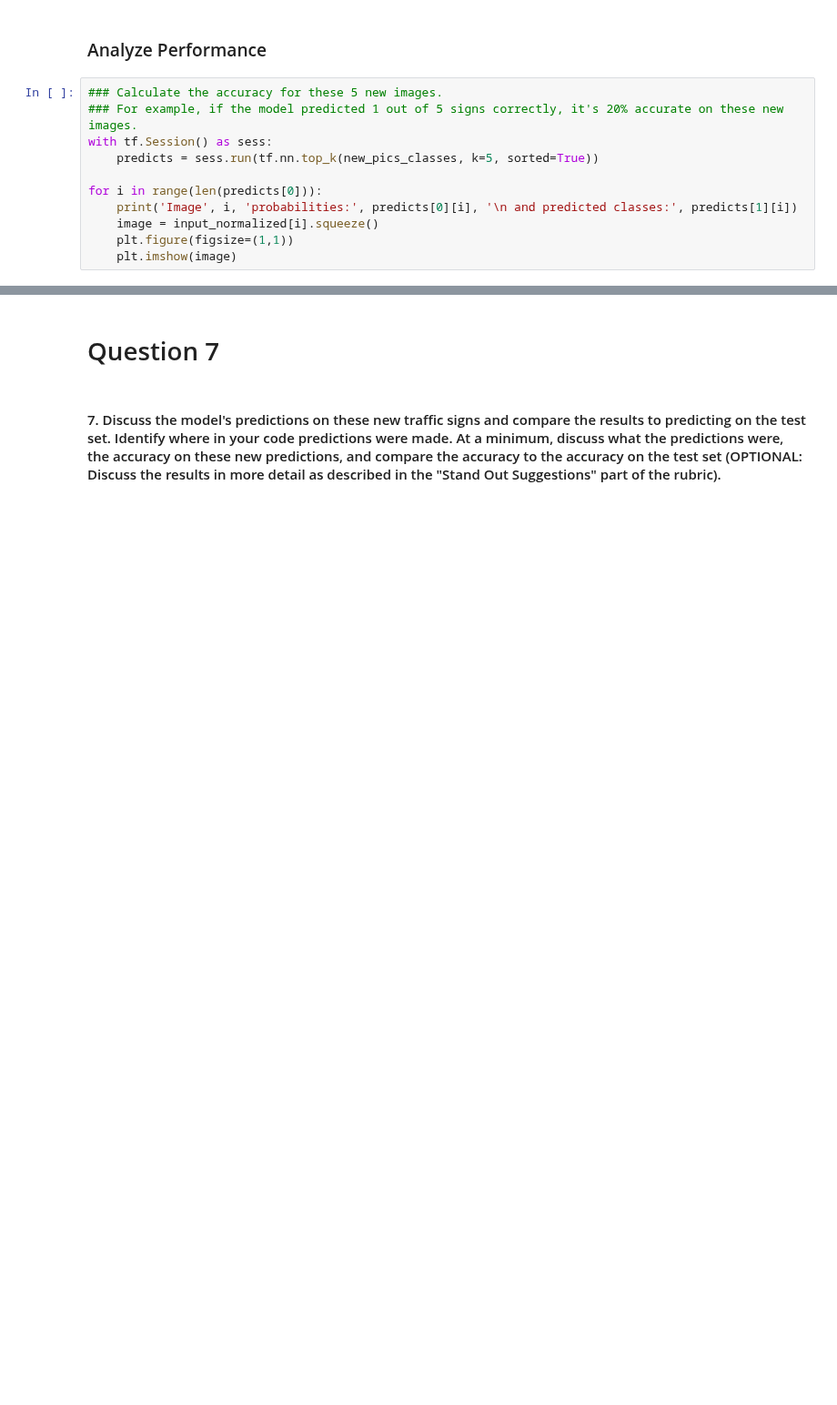
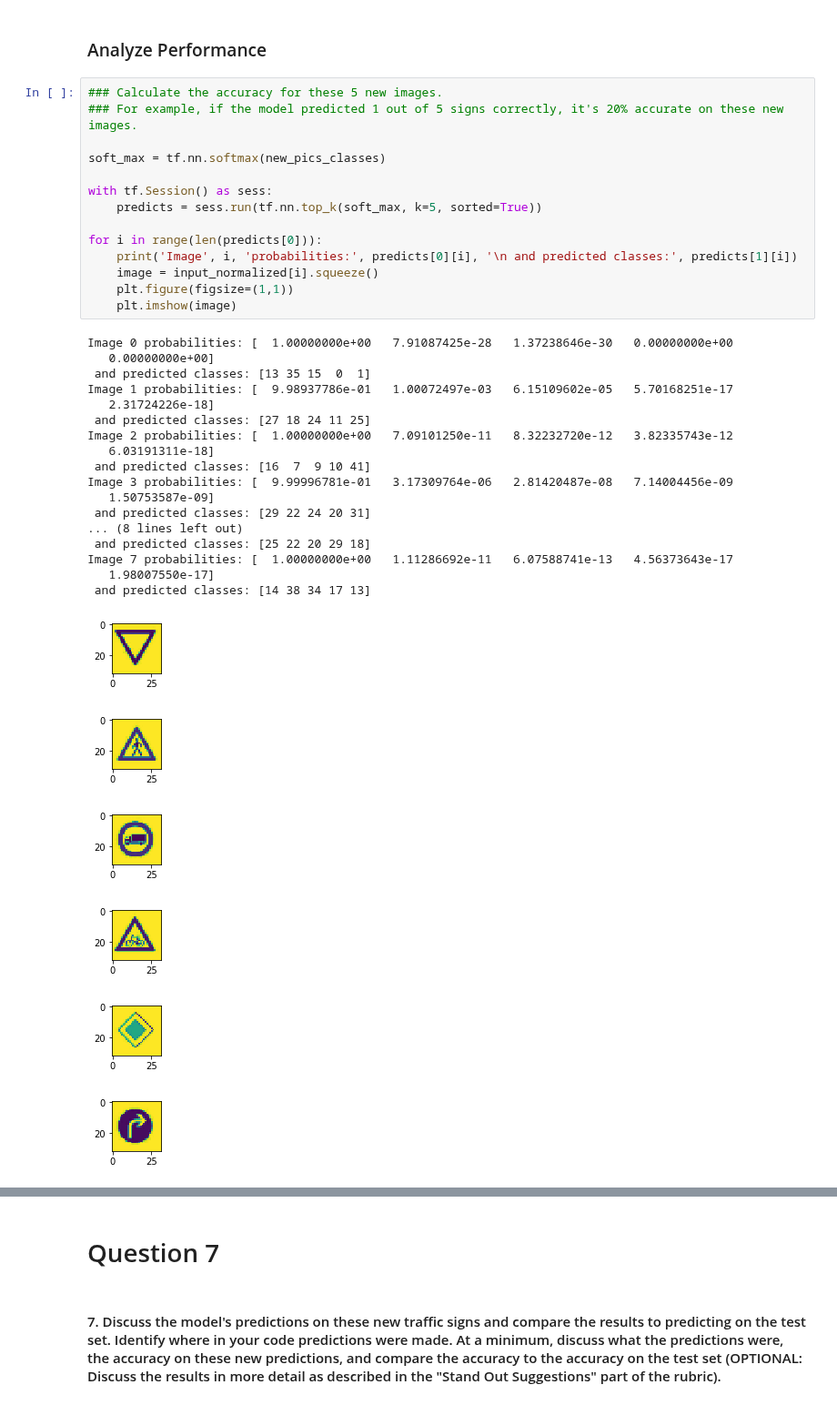
Before and after one commit to calsaviour/sdc, a Jupyter notebook: TermOne/CarND-Traffic-Sign-Classifier-Project/Traffic_Sign_Classifier.ipynb, the cells around one changed output, grey strips where cells are left out. Shown at 91% size. Saved outputs shown, nothing was run; the diff lists cells and outputs as text; blank space fills up the shorter version.

Commit message:
Add softmax step

```diff
--- a/TermOne/CarND-Traffic-Sign-Classifier-Project/Traffic_Sign_Classifier.ipynb
+++ b/TermOne/CarND-Traffic-Sign-Classifier-Project/Traffic_Sign_Classifier.ipynb
@@ -625,11 +671,38 @@ plotFigure(input_normalized)
 # %%
 ### Calculate the accuracy for these 5 new images.
 ### For example, if the model predicted 1 out of 5 signs correctly, it's 20% accurate on these new images.
+
+soft_max = tf.nn.softmax(new_pics_classes)
+
 with tf.Session() as sess:
-    predicts = sess.run(tf.nn.top_k(new_pics_classes, k=5, sorted=True))
+    predicts = sess.run(tf.nn.top_k(soft_max, k=5, sorted=True))
 
 for i in range(len(predicts[0])):
     print('Image', i, 'probabilities:', predicts[0][i], '\n and predicted classes:', predicts[1][i])
     image = input_normalized[i].squeeze()
     plt.figure(figsize=(1,1))
     plt.imshow(image)
+# %% [output]
+Image 0 probabilities: [  1.00000000e+00   7.91087425e-28   1.37238646e-30   0.00000000e+00
+   0.00000000e+00]
+ and predicted classes: [13 35 15  0  1]
+Image 1 probabilities: [  9.98937786e-01   1.00072497e-03   6.15109602e-05   5.70168251e-17
+   2.31724226e-18]
+ and predicted classes: [27 18 24 11 25]
+Image 2 probabilities: [  1.00000000e+00   7.09101250e-11   8.32232720e-12   3.82335743e-12
+   6.03191311e-18]
+ and predicted classes: [16  7  9 10 41]
+Image 3 probabilities: [  9.99996781e-01   3.17309764e-06   2.81420487e-08   7.14004456e-09
+   1.50753587e-09]
+ and predicted classes: [29 22 24 20 31]
+... (8 lines left out)
+ and predicted classes: [25 22 20 29 18]
+Image 7 probabilities: [  1.00000000e+00   1.11286692e-11   6.07588741e-13   4.56373643e-17
+   1.98007550e-17]
+ and predicted classes: [14 38 34 17 13]
+[figure, added]
+[figure, added]
+[figure, added]
+[figure, added]
+[figure, added]
+[figure, added]
```
Also changed, not shown: parts of 37 cells of this notebook, 3 other files.
